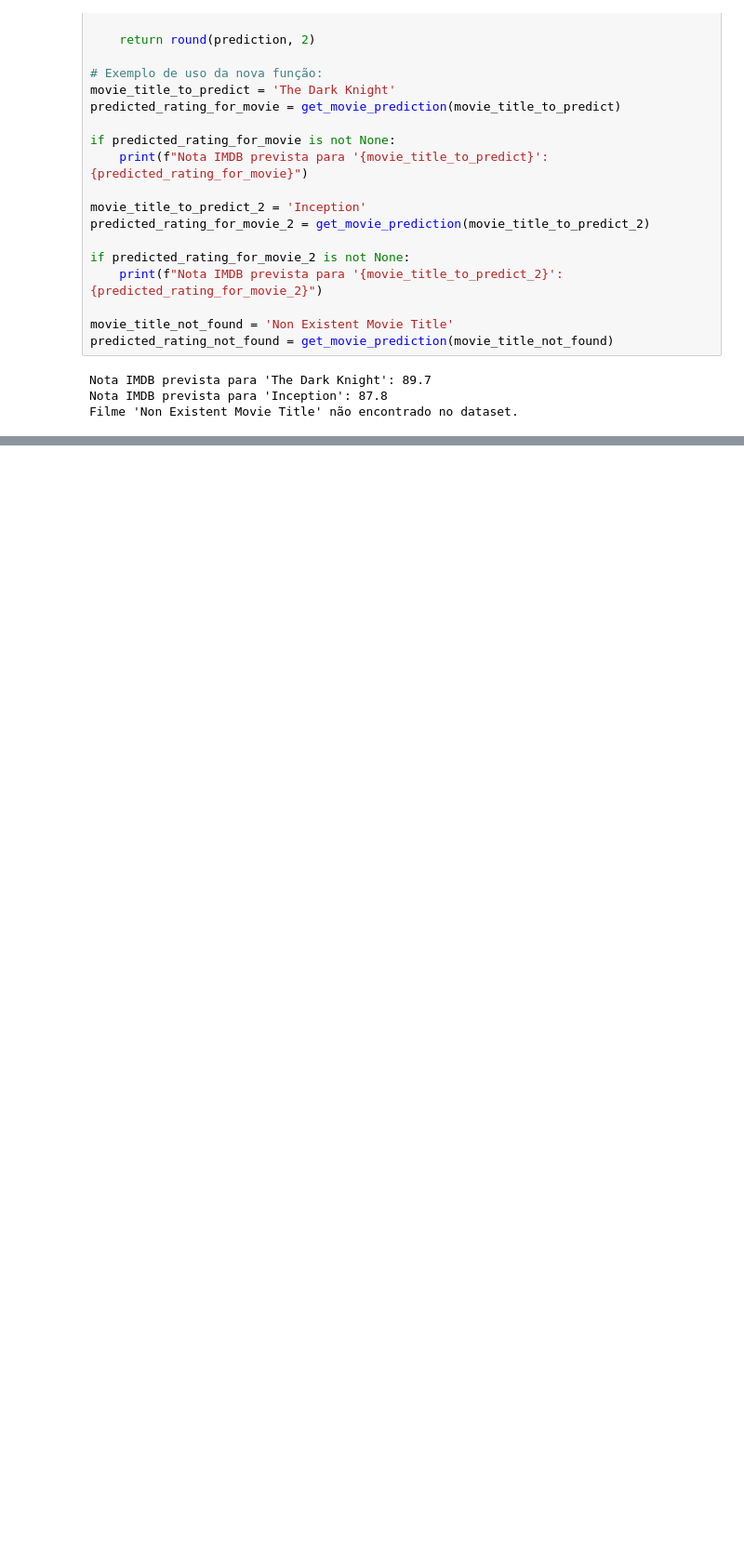
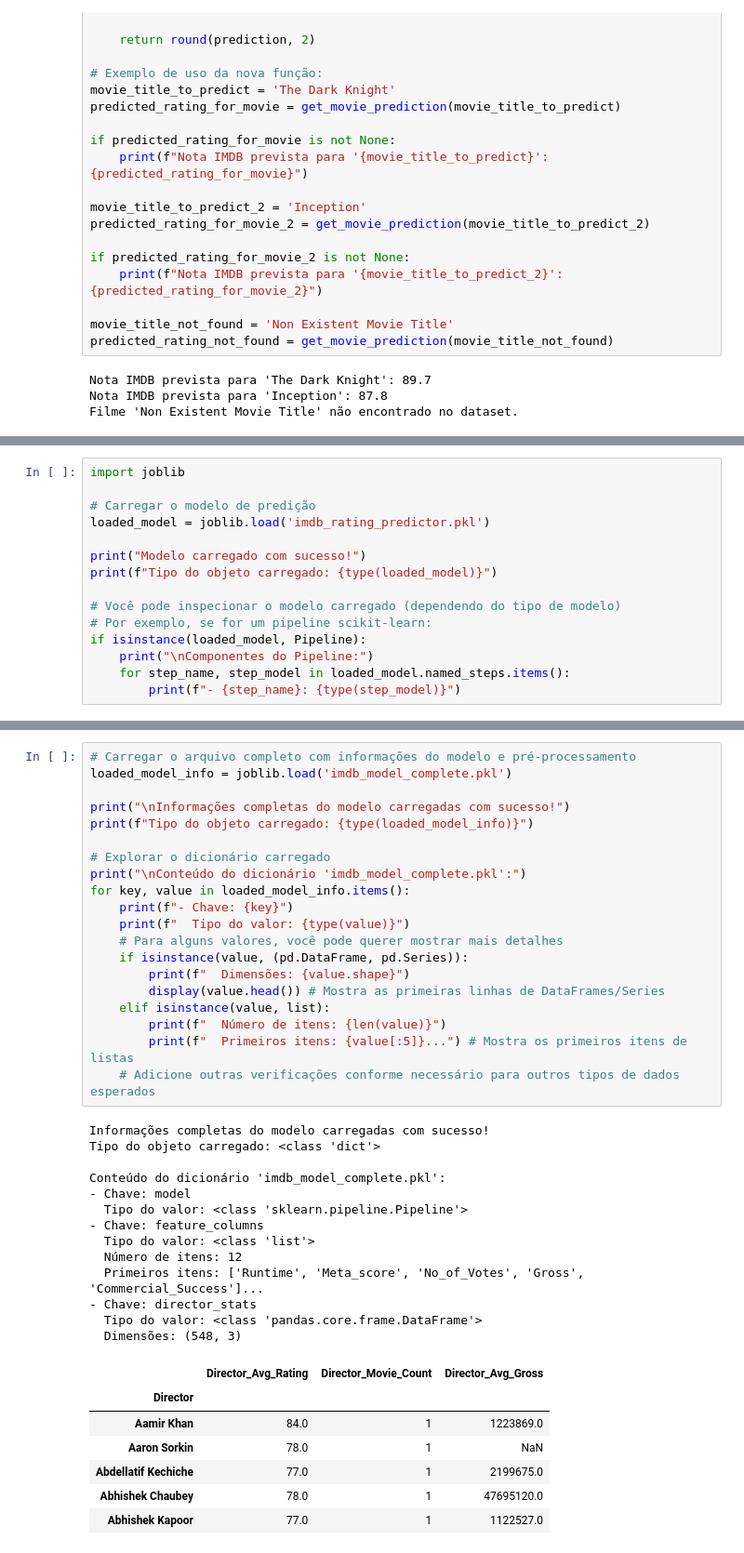
Before and after one commit to FelipeCasco/Movies_pproductions_DataScience-, a Jupyter notebook: LH_CD_FelipeCasco.ipynb, the cells around one changed output, grey strips where cells are left out. Shown: that part at 93% size. Drawn from its saved outputs; the diff is of its cells as text; blank space fills up the shorter version.

```diff
--- a/LH_CD_FelipeCasco.ipynb
+++ b/LH_CD_FelipeCasco.ipynb
@@ -870,0 +882,15 @@ Filme 'Non Existent Movie Title' não encontrado no dataset.
+# %%
+import joblib
+
+# Carregar o modelo de predição
+loaded_model = joblib.load('imdb_rating_predictor.pkl')
+
+print("Modelo carregado com sucesso!")
+print(f"Tipo do objeto carregado: {type(loaded_model)}")
+
+# Você pode inspecionar o modelo carregado (dependendo do tipo de modelo)
+# Por exemplo, se for um pipeline scikit-learn:
+if isinstance(loaded_model, Pipeline):
+    print("\nComponentes do Pipeline:")
+    for step_name, step_model in loaded_model.named_steps.items():
+        print(f"- {step_name}: {type(step_model)}")
@@ -870,0 +904,41 @@ Filme 'Non Existent Movie Title' não encontrado no dataset.
+# %%
+# Carregar o arquivo completo com informações do modelo e pré-processamento
+loaded_model_info = joblib.load('imdb_model_complete.pkl')
+
+print("\nInformações completas do modelo carregadas com sucesso!")
+print(f"Tipo do objeto carregado: {type(loaded_model_info)}")
+
+# Explorar o dicionário carregado
+print("\nConteúdo do dicionário 'imdb_model_complete.pkl':")
+for key, value in loaded_model_info.items():
+    print(f"- Chave: {key}")
+    print(f"  Tipo do valor: {type(value)}")
+    # Para alguns valores, você pode querer mostrar mais detalhes
+    if isinstance(value, (pd.DataFrame, pd.Series)):
+        print(f"  Dimensões: {value.shape}")
+        display(value.head()) # Mostra as primeiras linhas de DataFrames/Series
+    elif isinstance(value, list):
+        print(f"  Número de itens: {len(value)}")
+        print(f"  Primeiros itens: {value[:5]}...") # Mostra os primeiros itens de listas
+    # Adicione outras verificações conforme necessário para outros tipos de dados esperados
+# %% [output]
+Informações completas do modelo carregadas com sucesso!
+Tipo do objeto carregado: <class 'dict'>
+
+Conteúdo do dicionário 'imdb_model_complete.pkl':
+- Chave: model
+  Tipo do valor: <class 'sklearn.pipeline.Pipeline'>
+- Chave: feature_columns
+  Tipo do valor: <class 'list'>
+  Número de itens: 12
+  Primeiros itens: ['Runtime', 'Meta_score', 'No_of_Votes', 'Gross', 'Commercial_Success']...
+- Chave: director_stats
+  Tipo do valor: <class 'pandas.core.frame.DataFrame'>
+  Dimensões: (548, 3)
+|  | Director_Avg_Rating | Director_Movie_Count | Director_Avg_Gross |
+| Director |  |  |  |
+| Aamir Khan | 84.0 | 1 | 1223869.0 |
+| Aaron Sorkin | 78.0 | 1 | NaN |
+| Abdellatif Kechiche | 77.0 | 1 | 2199675.0 |
+| Abhishek Chaubey | 78.0 | 1 | 47695120.0 |
+| Abhishek Kapoor | 77.0 | 1 | 1122527.0 |
```
Also changed, not shown: parts of 20 cells of this notebook.
